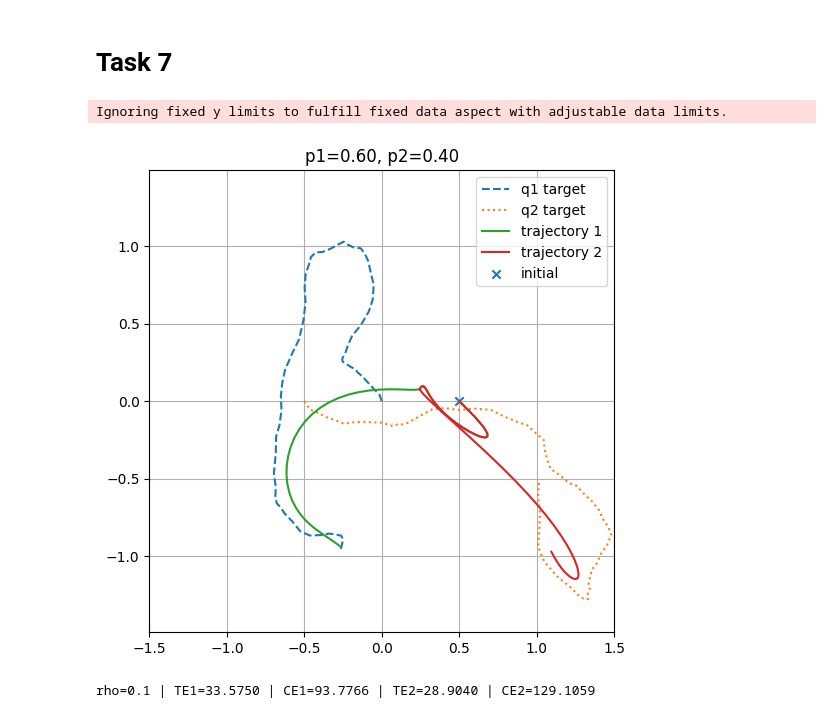
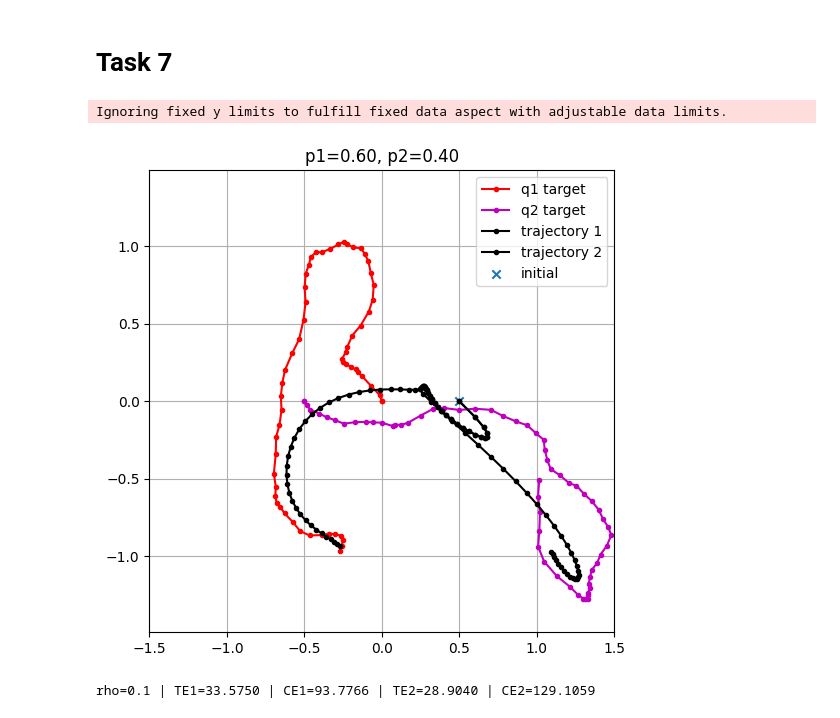
Before and after one commit to davidmarafuzgaspar/ist-optimization-algorithms-project, a Jupyter notebook: Development/Task_7.ipynb, the cells around one changed output. Cells and saved outputs as stored; diff of their text form; code cells hidden in the pictures.

```diff
--- a/Development/Task_7.ipynb
+++ b/Development/Task_7.ipynb
@@ -62,9 +62,11 @@ for t in range(T-1):
     constraints += [x_1[t+1, :] == A @ x_1[t, :] + B @ u_1[t, :]]
     constraints += [x_2[t+1, :] == A @ x_2[t, :] + B @ u_2[t, :]]
 
-    if t < 25:
-        constraints += [x_1[t, :] == x_2[t, :]]
+    # Since t starts at 0, we know the trajectory at time step 24
+    if t <= 24:
         constraints += [u_1[t, :] == u_2[t, :]]
+
+
 
 # Objective
 TE_1 = cp.sum([cp.norm(E @ x_1[t, :].T - q_1[t, :].T, 2) for t in range(T)])
@@ -88,28 +90,30 @@ CE_1_values.append(CE_1.value)
 TE_2_values.append(TE_2.value)
 CE_2_values.append(CE_2.value)
 
-
-# Plot trajectory vs target
 traj1 = (E @ x_1_val.T).T  # shape (T, 2)
 traj2 = (E @ x_2_val.T).T  # shape (T, 2)
-
-plt.figure(figsize=(6,6))
-plt.plot(q_1[:,0], q_1[:,1], '--', label='q1 target')
-plt.plot(q_2[:,0], q_2[:,1], ':', label='q2 target')
-plt.plot(traj1[:,0], traj1[:,1], label='trajectory 1')
-plt.plot(traj2[:,0], traj2[:,1], label='trajectory 2')
-plt.scatter([x_initial[0]], [x_initial[1]], marker='x', label='initial')
-plt.title(f"p1={p1:.2f}, p2={p2:.2f}")
-plt.legend()
-plt.axis('equal')
-plt.grid(True)
-# Set plot limits manually
-plt.xlim(-1.5, 1.5)   # adjust these as needed
-plt.ylim(-1.5, 1.5)
-plt.show()
-
-print(f"rho={rho} | TE1={TE_1.value:.4f} | CE1={CE_1.value:.4f} | TE2={TE_2.value:.4f} | CE2={CE_2.value:.4f}")
-# %% [output]
-Ignoring fixed y limits to fulfill fixed data aspect with adjustable data limits.
-[figure, removed]
-rho=0.1 | TE1=33.5750 | CE1=93.7766 | TE2=28.9040 | CE2=129.1059
+# %%
+# Plot trajectory vs target
+traj1 = (E @ x_1_val.T).T  # shape (T, 2)
+traj2 = (E @ x_2_val.T).T  # shape (T, 2)
+
+plt.figure(figsize=(6,6))
+plt.plot(q_1[:,0], q_1[:,1], 'r.-', label='q1 target')
+plt.plot(q_2[:,0], q_2[:,1], 'm.-', label='q2 target')
+plt.plot(traj1[:,0], traj1[:,1], 'k.-', label='trajectory 1')
+plt.plot(traj2[:,0], traj2[:,1], 'k.-', label='trajectory 2')
+plt.scatter([x_initial[0]], [x_initial[1]], marker='x', label='initial')
+plt.title(f"p1={p1:.2f}, p2={p2:.2f}")
+plt.legend()
+plt.axis('equal')
+plt.grid(True)
+plt.xlim(-1.5, 1.5)
+plt.ylim(-1.5, 1.5)
+plt.show()
+
+
+print(f"rho={rho} | TE1={TE_1.value:.4f} | CE1={CE_1.value:.4f} | TE2={TE_2.value:.4f} | CE2={CE_2.value:.4f}")
+# %% [output]
+Ignoring fixed y limits to fulfill fixed data aspect with adjustable data limits.
+[figure, added]
+rho=0.1 | TE1=33.5750 | CE1=93.7766 | TE2=28.9040 | CE2=129.1059
```
Also changed, not shown: parts of 1 cell of this notebook, 5 other files.
